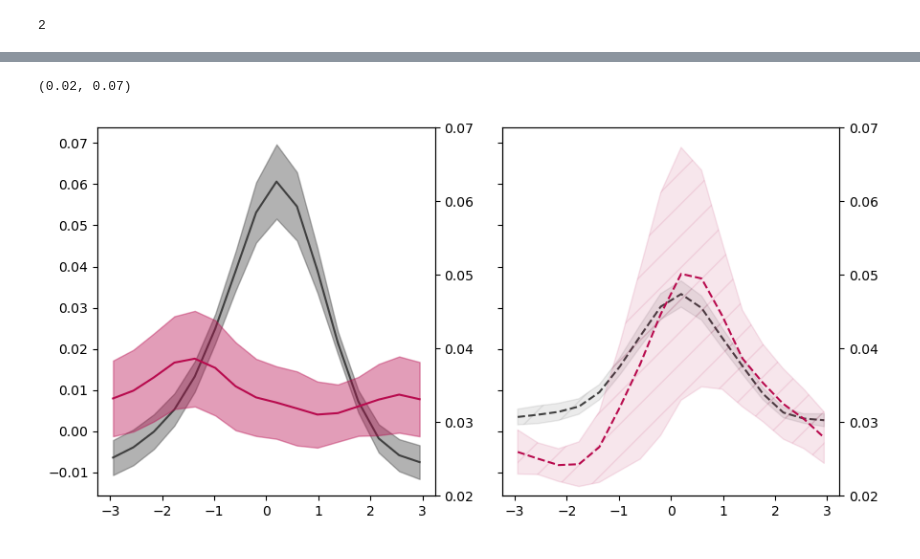
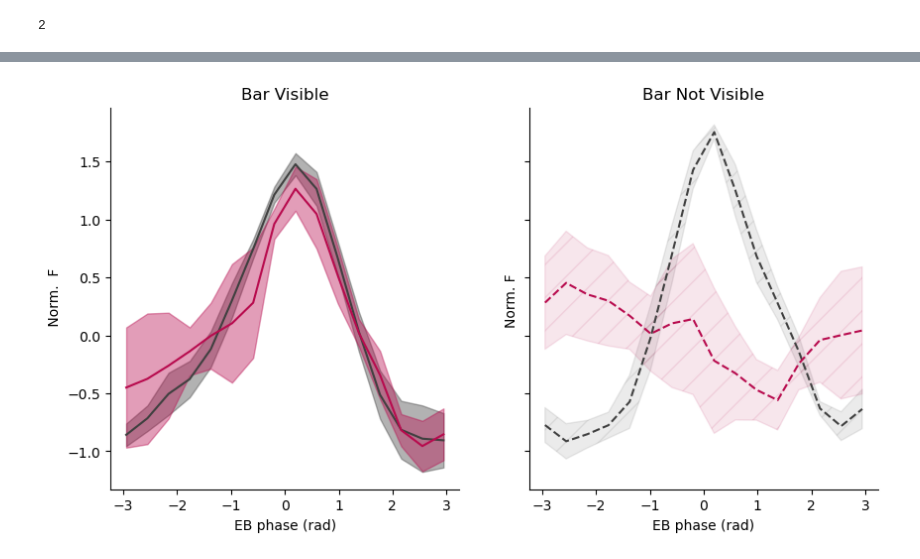
Before and after one commit to yfisher-lab/NeuromodPlasticity, a Jupyter notebook: Notebooks/ring_terminal_imaging/plot_group_results_dual_imaging.ipynb, the cells around one changed output, grey strips where cells are left out. Cells and saved outputs as stored; diff of their text form; code cells hidden in the pictures.

```diff
--- a/Notebooks/ring_terminal_imaging/plot_group_results_dual_imaging.ipynb
+++ b/Notebooks/ring_terminal_imaging/plot_group_results_dual_imaging.ipynb
@@ -9,6 +9,7 @@ import pandas as pd
 
 import SessionTools.two_photon as st2p
 
+plt.rcParams['pdf.fonttype']=42
 
 %load_ext autoreload
 %autoreload 2
@@ -36 +40,3 @@ sess_df['fly_id'].unique().shape
+# %%
+figfolder = pathlib.Path('/media/mplitt/SSD_storage/fig_scratch/cosyne_2024/poster/antibump/')
 # %%
@@ -157,31 +174,59 @@ print(epg_avg.shape, r4d_avg.shape)
+# %%
+epg_avg_red, r4d_avg_red, epg_avg_b_red, r4d_avg_b_red, offset_var_red = [],[],[],[], []
+for fly in sess_df['fly_id'].unique():
+    mask = sess_df['fly_id']==fly
+    epg_avg_red.append(epg_avg[mask,:].mean(axis=0))
+    r4d_avg_red.append(r4d_avg[mask,:].mean(axis=0))
+    epg_avg_b_red.append(epg_avg_b[mask,:].mean(axis=0))
+    r4d_avg_b_red.append(r4d_avg_b[mask,:].mean(axis=0))
+    offset_var_red.append(offset_var[mask].mean())
+
+epg_avg_red = np.array(epg_avg_red)
+r4d_avg_red = np.array(r4d_avg_red)
+
+epg_avg_b_red = np.array(epg_avg_b_red)
+r4d_avg_b_red = np.array(r4d_avg_b_red)
+offset_var_red = np.array(offset_var_red)
 # %%
 heading_bins = np.linspace(-np.pi, np.pi, num=17)
 centers = (heading_bins[:-1] + heading_bins[1:])/2
 
 fig, ax = plt.subplots(1,2,sharey=True, sharex=True, figsize=[10,5])
-offset_var_mask = offset_var<1
+offset_var_mask = offset_var_red<1
 
-mu, sem = epg_avg[offset_var_mask,:].mean(axis=0), sp.stats.sem(epg_avg[offset_var_mask,:],axis=0)
+mu, sem = epg_avg_red[offset_var_mask,:].mean(axis=0), sp.stats.sem(epg_avg_red[offset_var_mask,:],axis=0)
 ax[0].plot(centers, mu, color=plt.cm.Greys(.8))
 ax[0].fill_between(centers, mu-sem, mu+sem, color=plt.cm.Greys(.8), alpha=.4)
-axx = ax[0].twinx()
-axx.set_ylim([0.02,.07])
-mu, sem = r4d_avg[offset_var_mask,:].mean(axis=0), sp.stats.sem(r4d_avg[offset_var_mask,:],axis=0)
-axx.plot(centers, mu, color=plt.cm.PuRd(.8))
-axx.fill_between(centers, mu-sem, mu+sem, color=plt.cm.PuRd(.8), alpha=.4)
+
+mu, sem = r4d_avg_red[offset_var_mask,:].mean(axis=0), sp.stats.sem(r4d_avg_red[offset_var_mask,:],axis=0)
+ax[0].plot(centers, mu, color=plt.cm.PuRd(.8))
+# ax[0].plot(centers,np.ones_like(centers)*mu.mean(), linestyle='dotted', color=plt.cm.PuRd(1.))
+ax[0].fill_between(centers, mu-sem, mu+sem, color=plt.cm.PuRd(.8), alpha=.4)
 
 
-mu, sem = epg_avg_b[offset_var_mask,:].mean(axis=0), sp.stats.sem(epg_avg_b[offset_var_mask,:],axis=0)
+
+mu, sem = epg_avg_b_red.mean(axis=0), sp.stats.sem(epg_avg_b_red,axis=0)
 ax[1].plot(centers, mu, color=plt.cm.Greys(.8), linestyle= '--')
 ax[1].fill_between(centers, mu-sem, mu+sem, color=plt.cm.Greys(.8), alpha=.1,hatch='/')
 
-mu, sem = r4d_avg_b[offset_var_mask,:].mean(axis=0), sp.stats.sem(r4d_avg_b[offset_var_mask,:],axis=0)
-axx = ax[1].twinx()
-axx.plot(centers, mu, color=plt.cm.PuRd(.8), linestyle='--')
-axx.fill_between(centers, mu-sem, mu+sem, color=plt.cm.PuRd(.8), alpha=.1, hatch='/')
-axx.set_ylim([0.02,.07])
-# axx.set_ylim([-.15,.15])
-# ax.set_ylim([-.5,.8])
+mu, sem = r4d_avg_b_red.mean(axis=0), sp.stats.sem(r4d_avg_b_red,axis=0)
+ax[1].plot(centers, mu, color=plt.cm.PuRd(.8), linestyle='--')
+_m = r4d_avg_red.mean(axis=0)
+# ax[1].plot(centers,np.ones_like(centers)*_m.mean(), linestyle = 'dotted', color=plt.cm.PuRd(1.))
+ax[1].fill_between(centers, mu-sem, mu+sem, color=plt.cm.PuRd(.8), alpha=.1, hatch='/')
+
+
+for i in range(2):
+    ax[i].spines['top'].set_visible(False)
+    ax[i].spines['right'].set_visible(False)
+
+ax[0].set_ylabel(" Norm.  F")
+ax[0].set_xlabel('EB phase (rad)')
+ax[1].set_ylabel("Norm. F ")
+ax[1].set_xlabel('EB phase (rad)')
+ax[0].set_title('Bar Visible')
+ax[1].set_title('Bar Not Visible')
+
+fig.savefig(figfolder / 'EPG_centered.pdf', format='pdf')
 # %% [output]
-(0.02, 0.07)
-[figure, old version]
+[figure, new version]
```
Also changed, not shown: parts of 16 cells of this notebook, 9 other files.
